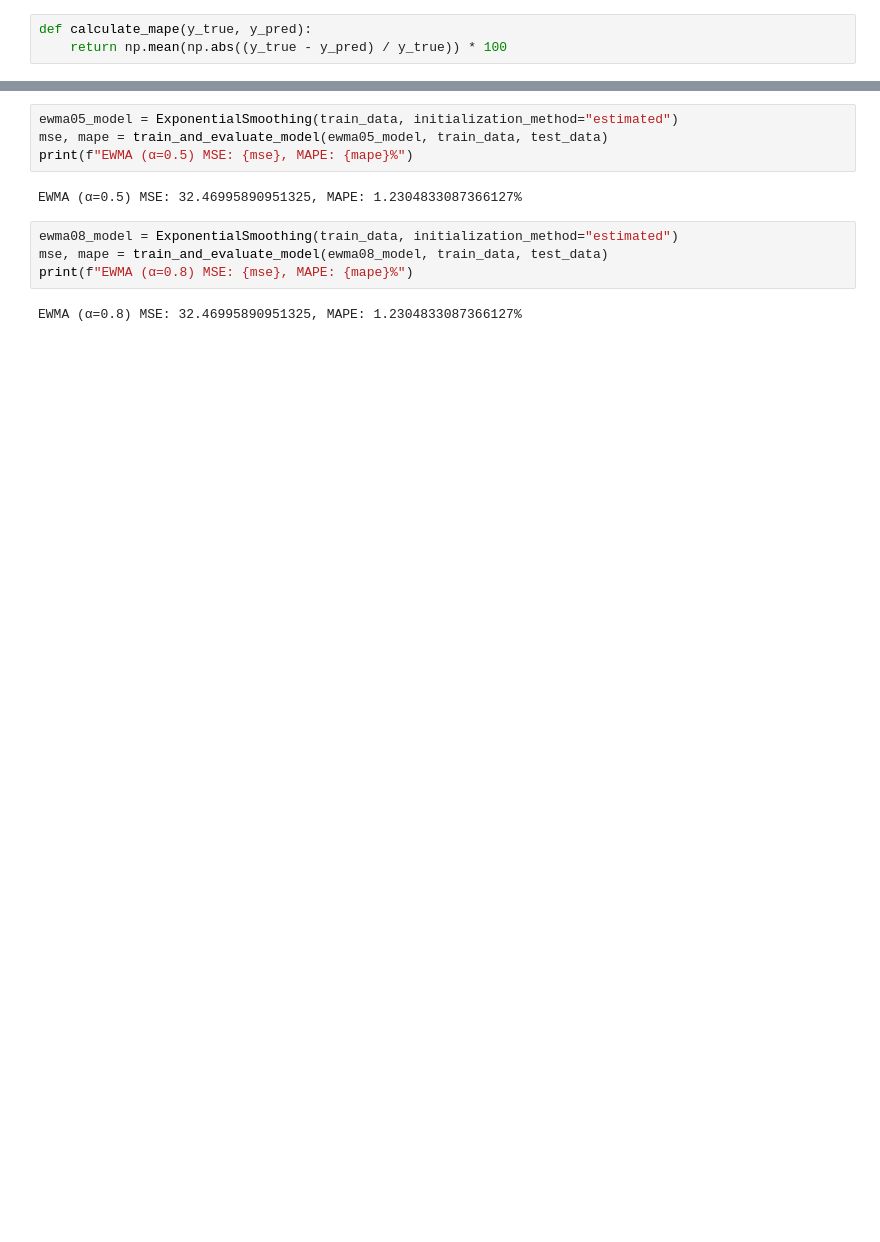
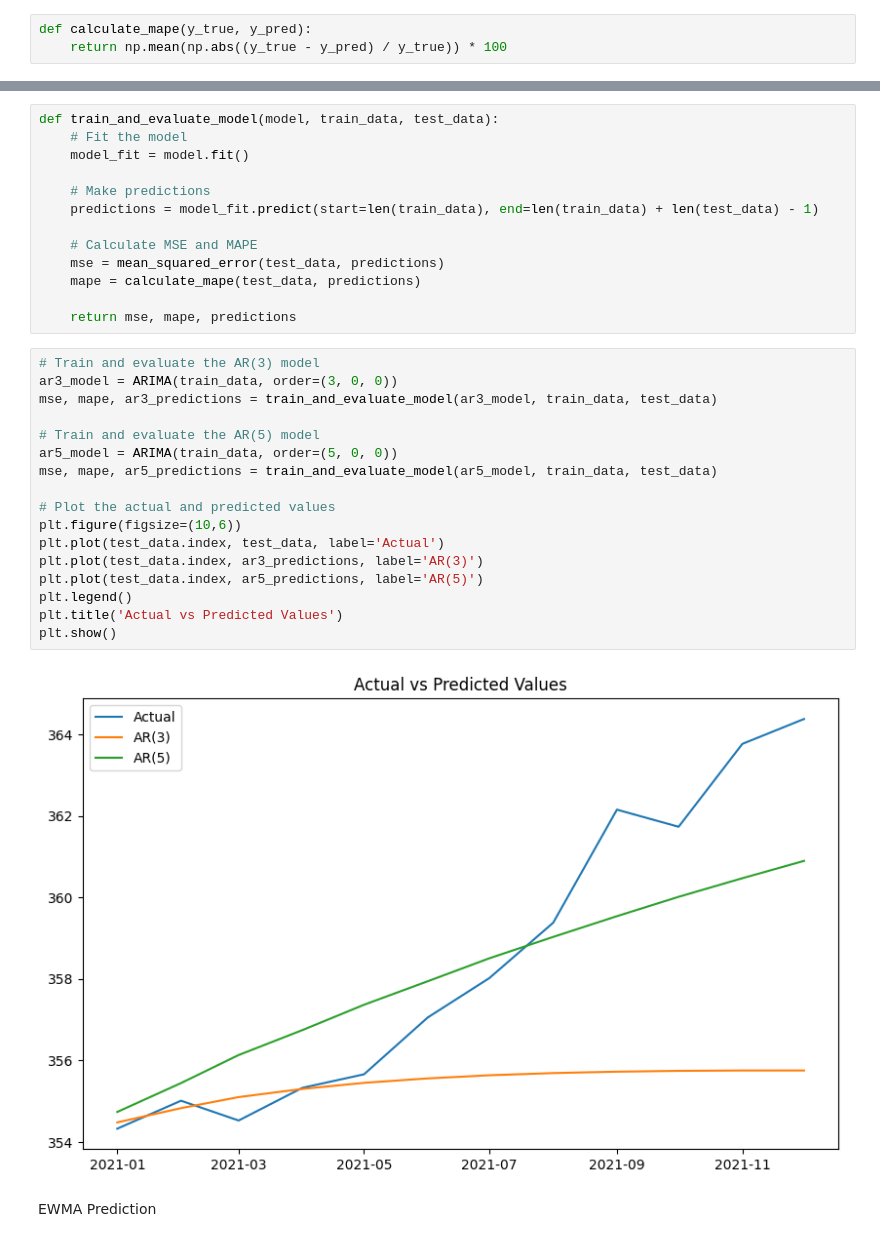
Before and after one commit to ZihanDing/CSE544_Project, a Jupyter notebook: Time_series_Prediction_3.6.ipynb, the cells around one changed output, grey strips where cells are left out. Saved outputs shown, nothing was run; the diff lists cells and outputs as text; blank space fills up the shorter version.

```diff
--- a/Time_series_Prediction_3.6.ipynb
+++ b/Time_series_Prediction_3.6.ipynb
@@ -49,12 +44,34 @@ AR(5) MSE: 3.5538721943455287, MAPE: 0.42924005336554305%
-# %%
-ewma05_model = ExponentialSmoothing(train_data, initialization_method="estimated")
-mse, mape = train_and_evaluate_model(ewma05_model, train_data, test_data)
-print(f"EWMA (α=0.5) MSE: {mse}, MAPE: {mape}%")
-# %% [output]
-EWMA (α=0.5) MSE: 32.46995890951325, MAPE: 1.2304833087366127%
-# %%
-ewma08_model = ExponentialSmoothing(train_data, initialization_method="estimated")
-mse, mape = train_and_evaluate_model(ewma08_model, train_data, test_data)
-print(f"EWMA (α=0.8) MSE: {mse}, MAPE: {mape}%")
-# %% [output]
-EWMA (α=0.8) MSE: 32.46995890951325, MAPE: 1.2304833087366127%
+# %%
+def train_and_evaluate_model(model, train_data, test_data):
+    # Fit the model
+    model_fit = model.fit()
+
+    # Make predictions
+    predictions = model_fit.predict(start=len(train_data), end=len(train_data) + len(test_data) - 1)
+
+    # Calculate MSE and MAPE
+    mse = mean_squared_error(test_data, predictions)
+    mape = calculate_mape(test_data, predictions)
+
+    return mse, mape, predictions
+# %%
+# Train and evaluate the AR(3) model
+ar3_model = ARIMA(train_data, order=(3, 0, 0))
+mse, mape, ar3_predictions = train_and_evaluate_model(ar3_model, train_data, test_data)
+
+# Train and evaluate the AR(5) model
+ar5_model = ARIMA(train_data, order=(5, 0, 0))
+mse, mape, ar5_predictions = train_and_evaluate_model(ar5_model, train_data, test_data)
+
+# Plot the actual and predicted values
+plt.figure(figsize=(10,6))
+plt.plot(test_data.index, test_data, label='Actual')
+plt.plot(test_data.index, ar3_predictions, label='AR(3)')
+plt.plot(test_data.index, ar5_predictions, label='AR(5)')
+plt.legend()
+plt.title('Actual vs Predicted Values')
+plt.show()
+# %% [output]
+[figure, added]
+# %% [markdown]
+EWMA Prediction
```
Also changed, not shown: parts of 8 cells of this notebook.
